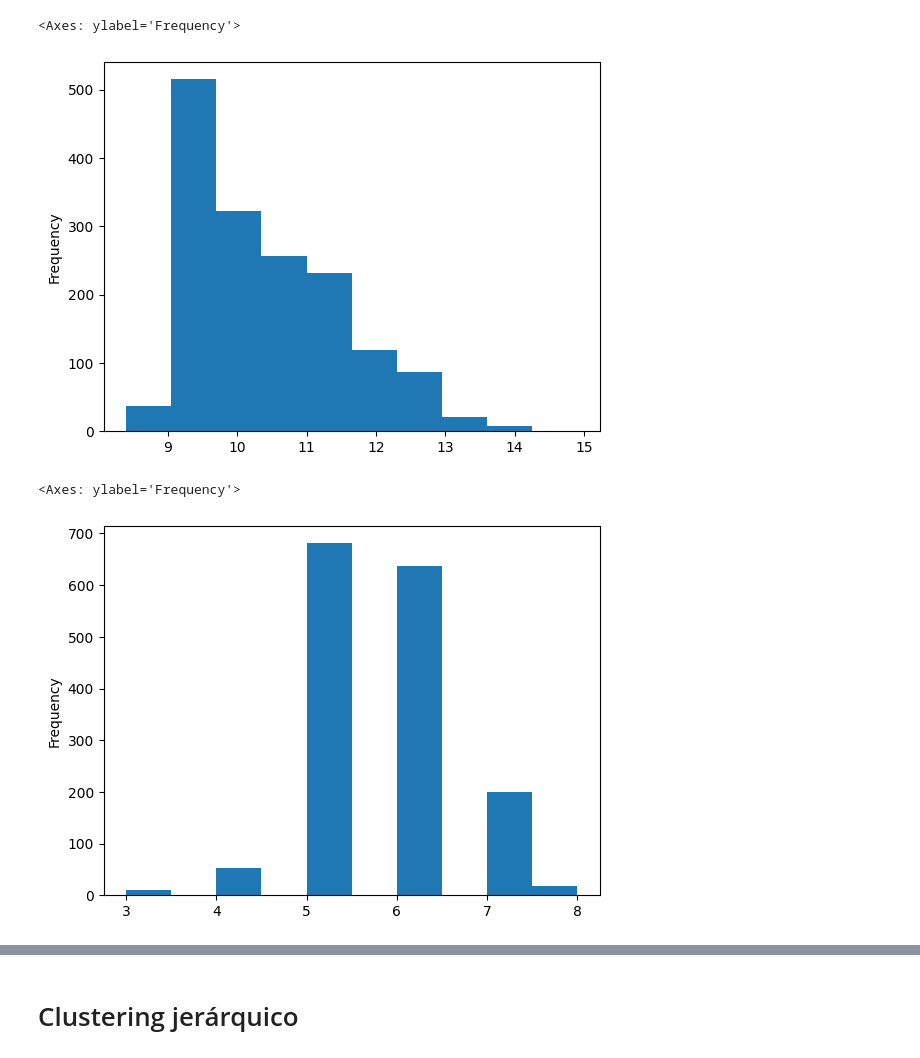
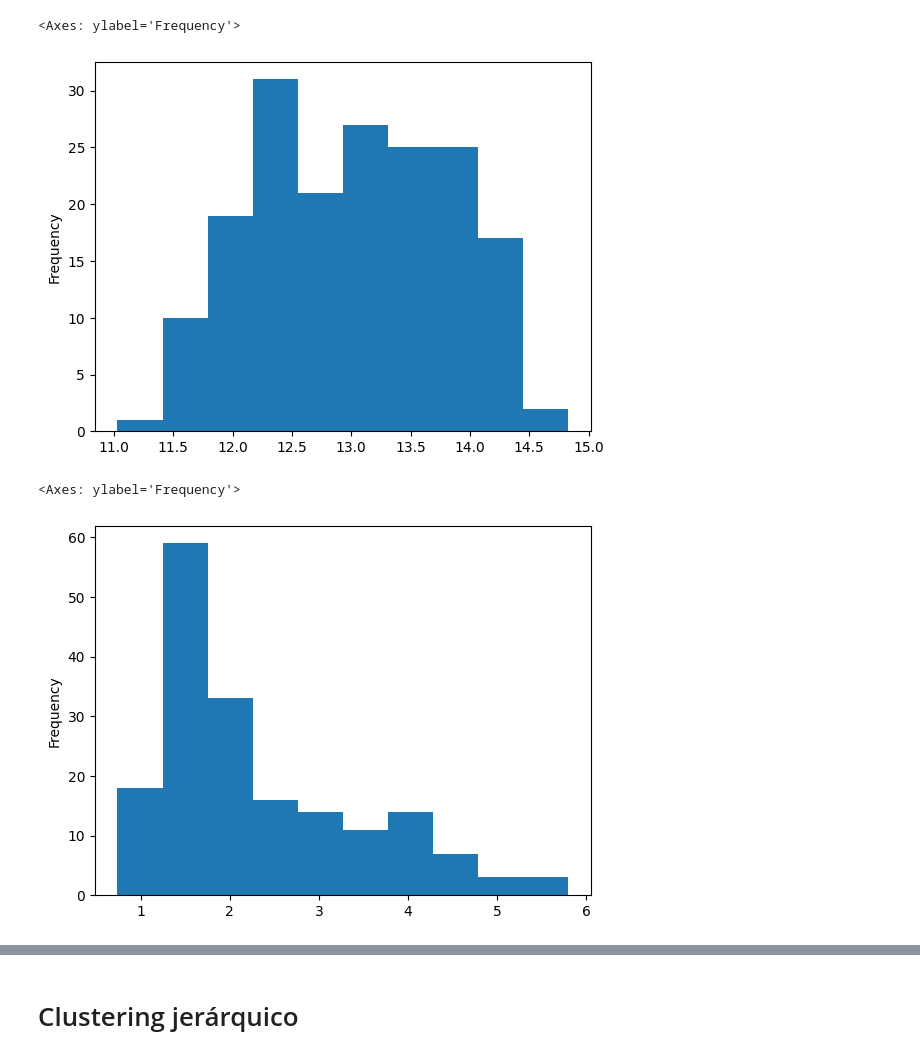
Before and after one commit to afoone/caipc-mar-2023, a Jupyter notebook: 11 - clustering.ipynb, the cells around one changed output, grey strips where cells are left out. Saved outputs shown, nothing was run; the diff lists cells and outputs as text; code cells hidden in the pictures.

```diff
--- a/11 - clustering.ipynb
+++ b/11 - clustering.ipynb
@@ -3,7 +3,7 @@ import pandas as pd
 import numpy as np
 import matplotlib.pyplot as plt
 # %%
-df = pd.read_csv('https://raw.githubusercontent.com/afoone/caipc-mar-2023/master/data/winequality-red.csv')
+df = pd.read_csv('https://raw.githubusercontent.com/afoone/caipc-mar-2023/master/data/wine-clustering.csv')
 # %%
 df.head()
 # %% [output]
@@ -42,13 +43,13 @@ memory usage: 150.0 KB
 # %%
-df['alcohol'].plot(kind='hist')
+df['Alcohol'].plot(kind='hist')
 # %% [output]
 <Axes: ylabel='Frequency'>
-[figure, old version]
+[figure, new version]
 # %%
-df['quality'].plot(kind='hist')
+df['Malic_Acid'].plot(kind='hist')
 # %% [output]
 <Axes: ylabel='Frequency'>
-[figure, old version]
+[figure, new version]
 # %%
 norm = (df - df.mean())/ df.std()
 # %%
```
Also changed, not shown: parts of 9 cells of this notebook.
